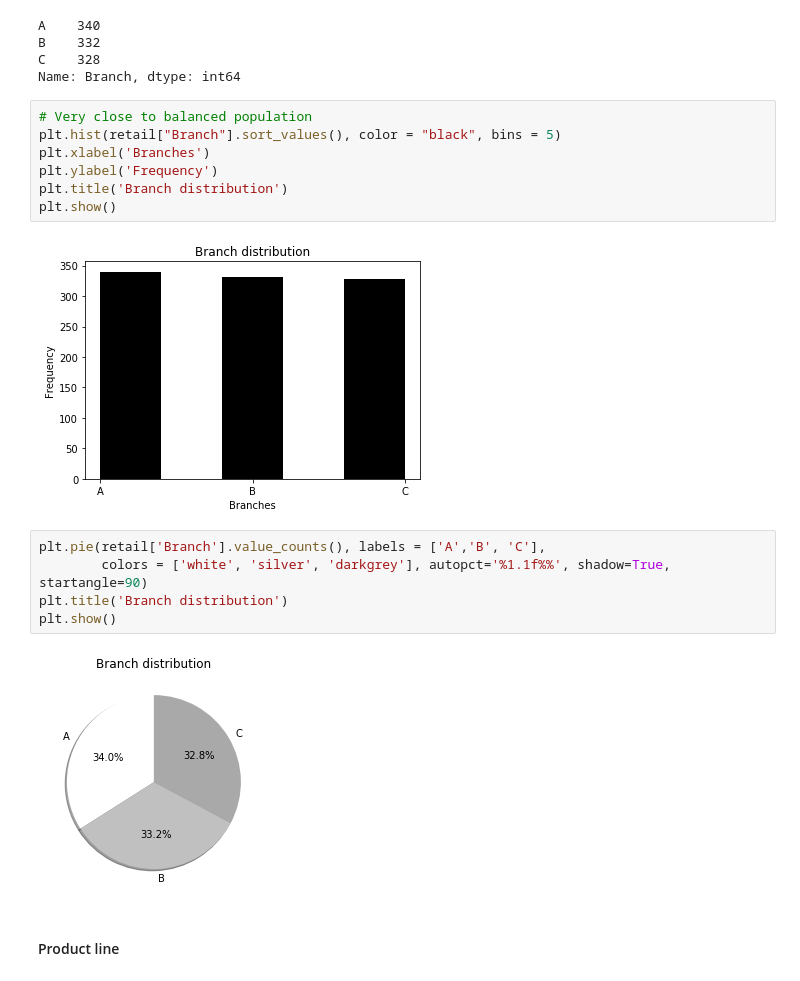
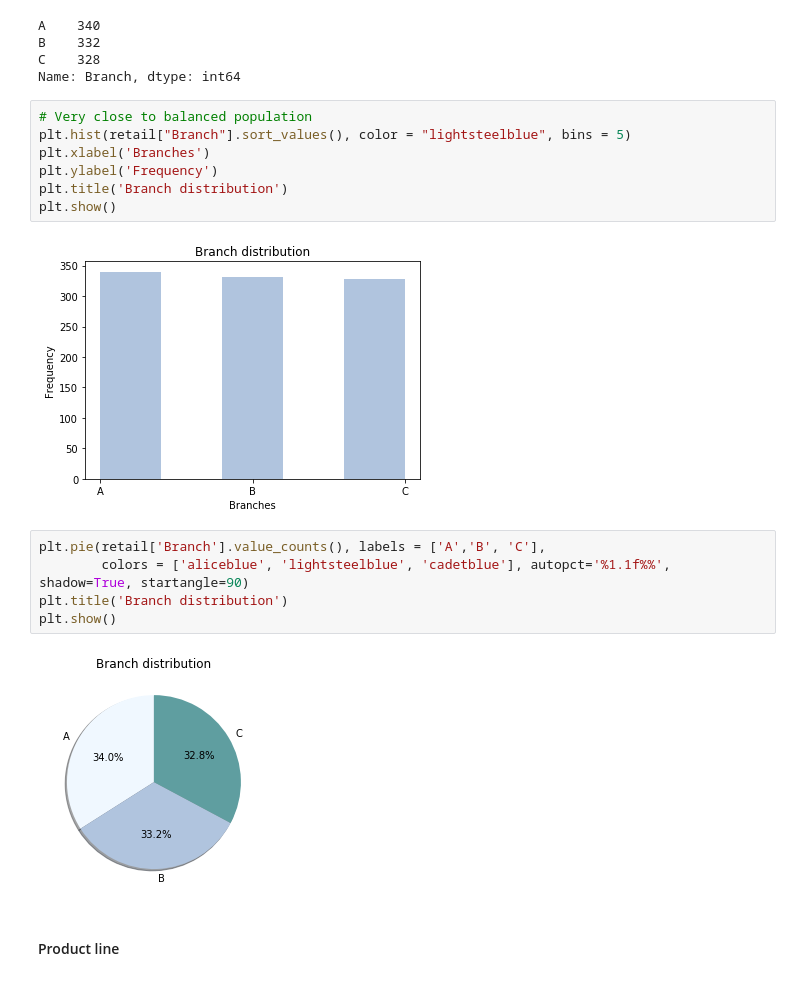
Before and after one commit to Mariehllrd/EDA-supermarket-sales, a Jupyter notebook: EDA.ipynb, the cells around one changed output. Cells and saved outputs as stored; diff of their text form.

```diff
--- a/EDA.ipynb
+++ b/EDA.ipynb
@@ -63,20 +63,20 @@ C    328
 Name: Branch, dtype: int64
 # %%
 # Very close to balanced population
-plt.hist(retail["Branch"].sort_values(), color = "black", bins = 5)
+plt.hist(retail["Branch"].sort_values(), color = "lightsteelblue", bins = 5)
 plt.xlabel('Branches')
 plt.ylabel('Frequency')
 plt.title('Branch distribution')
 plt.show()
 # %% [output]
-[figure, old version]
+[figure, new version]
 # %%
 plt.pie(retail['Branch'].value_counts(), labels = ['A','B', 'C'],
-        colors = ['white', 'silver', 'darkgrey'], autopct='%1.1f%%', shadow=True, startangle=90)
+        colors = ['aliceblue', 'lightsteelblue', 'cadetblue'], autopct='%1.1f%%', shadow=True, startangle=90)
 plt.title('Branch distribution')
 plt.show()
 # %% [output]
-[figure, old version]
+[figure, new version]
 # %% [markdown]
 #### Product line
 # %%
```
Also changed, not shown: parts of 11 cells of this notebook.
